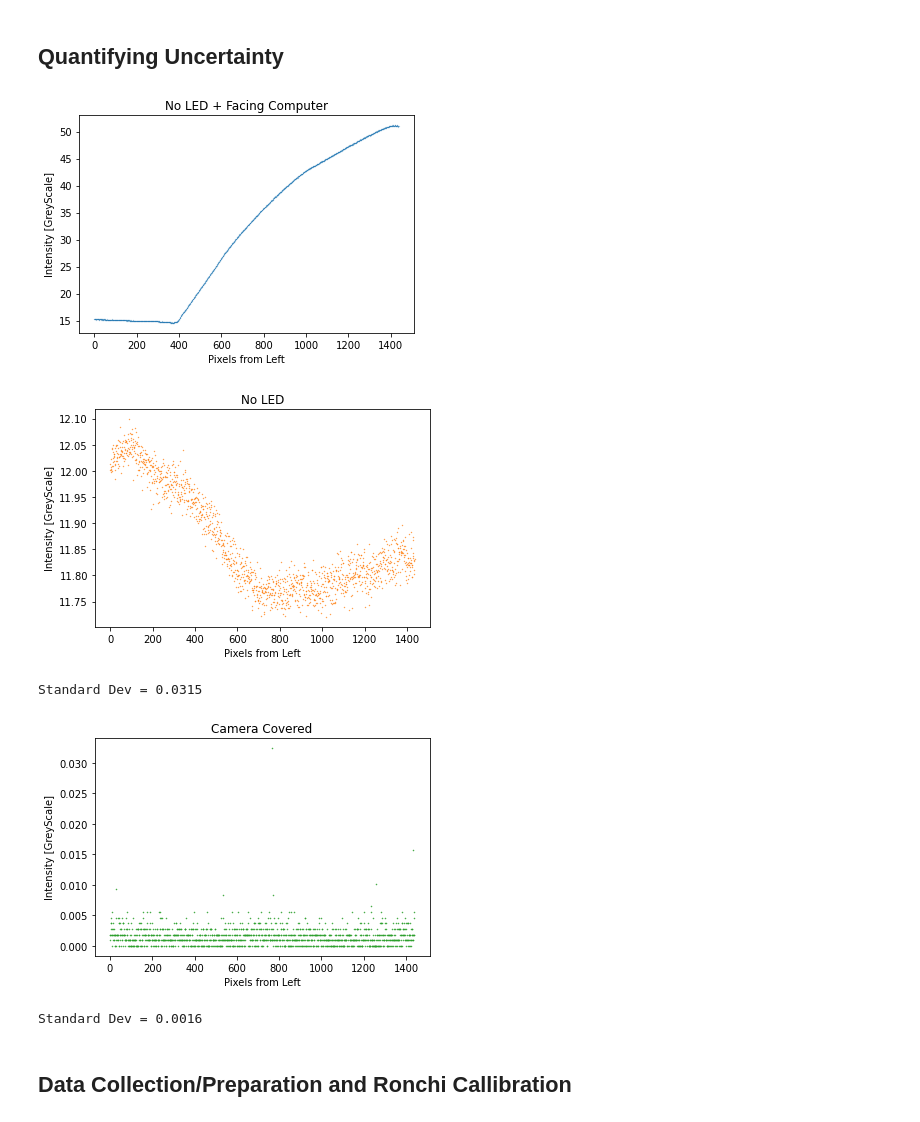
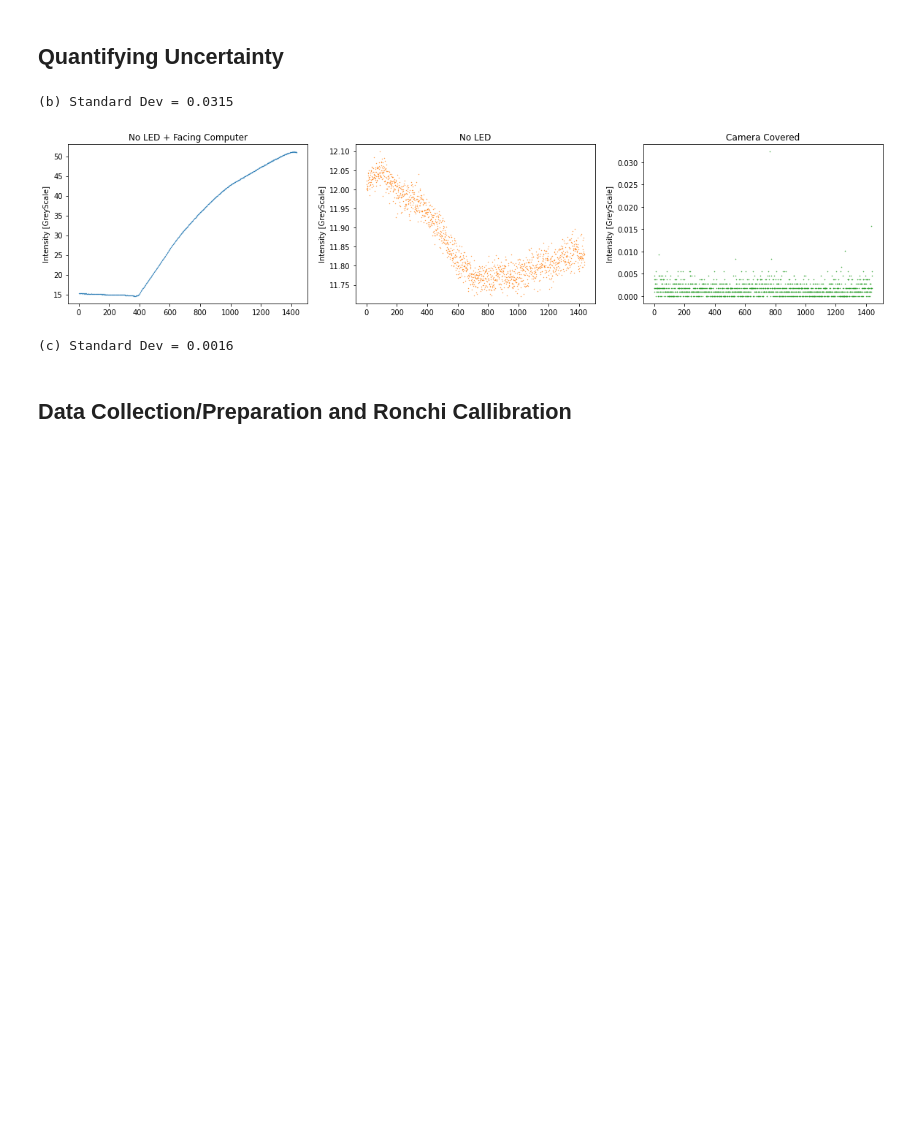
Before and after one commit to Elliot-Wadge/Phys-332W-SF, a Jupyter notebook: analysis.ipynb, the cells around one changed output. Drawn from its saved outputs; the diff is of its cells as text; code cells hidden in the pictures; blank space fills up the shorter version.

```diff
--- a/analysis.ipynb
+++ b/analysis.ipynb
@@ -21,40 +21,38 @@ print(mm_per_px)
 # %% [markdown]
 ## Quantifying Uncertainty
 # %%
+gs = GridSpec(1,3,wspace = 0.2)
+fig = plt.figure(figsize = (20,4))
+
+ax1 = plt.subplot(gs[0,0])
+ax2 = plt.subplot(gs[0,1])
+ax3 = plt.subplot(gs[0,2])
+
 xVal, yVal = np.genfromtxt("/work/data/day_4/Computer_callibration.txt",skip_header = 1,delimiter = '\t',unpack = True)
-plt.plot(xVal,yVal,"C0.",markersize = 0.3)
-plt.xlabel("Pixels from Left")
-plt.ylabel("Intensity [GreyScale]")
-plt.title("No LED + Facing Computer")
-plt.show()
+ax1.plot(xVal,yVal,"C0.",markersize = 0.3)
+ax1.set(label = "Pixels from Left", ylabel = "Intensity [GreyScale]", title = "No LED + Facing Computer")
 
 xVal, yVal = np.genfromtxt("/work/data/day_4/LED_off_callibration.txt",skip_header = 1,delimiter = '\t',unpack = True)
-plt.plot(xVal,yVal,"C1.",markersize = 0.7)
-plt.xlabel("Pixels from Left")
-plt.ylabel("Intensity [GreyScale]")
-plt.title("No LED")
-plt.show()
+ax2.plot(xVal,yVal,"C1.",markersize = 0.7)
+ax2.set(label = "Pixels from Left", ylabel = "Intensity [GreyScale]", title = "No LED")
 
 leftLim = 600
 rightLim = 1400
 sigma = np.std(yVal[np.logical_and(xVal > leftLim, xVal < rightLim)])
-print(f"Standard Dev = {sigma:.4f}")
+print(f"(b) Standard Dev = {sigma:.4f}")
 
 
 xVal, yVal = np.genfromtxt("/work/data/day_4/Covered_callibration.txt",skip_header = 1,delimiter = '\t',unpack = True)
-plt.plot(xVal,yVal,"C2.",markersize = 1)
-plt.xlabel("Pixels from Left")
-plt.ylabel("Intensity [GreyScale]")
-plt.title("Camera Covered")
+ax3.plot(xVal,yVal,"C2.",markersize = 1)
+ax3.set(label = "Pixels from Left", ylabel = "Intensity [GreyScale]", title ="Camera Covered")
+plt.savefig("notes/callibration/uncertaintyDerivation.pdf",dpi = 300)
 plt.show()
 sigma_0 = np.std(yVal)
-print(f"Standard Dev = {sigma_0:.4f}")
+print(f"(c) Standard Dev = {sigma_0:.4f}")
 # %% [output]
+(b) Standard Dev = 0.0315
-[figure, old version]
+[figure, new version]
-[figure, removed]
-Standard Dev = 0.0315
-[figure, removed]
-Standard Dev = 0.0016
+(c) Standard Dev = 0.0016
 # %% [markdown]
 ## Data Collection/Preparation and Ronchi Callibration
 # %%
```
Also changed, not shown: parts of 5 cells of this notebook, 26 other files.
